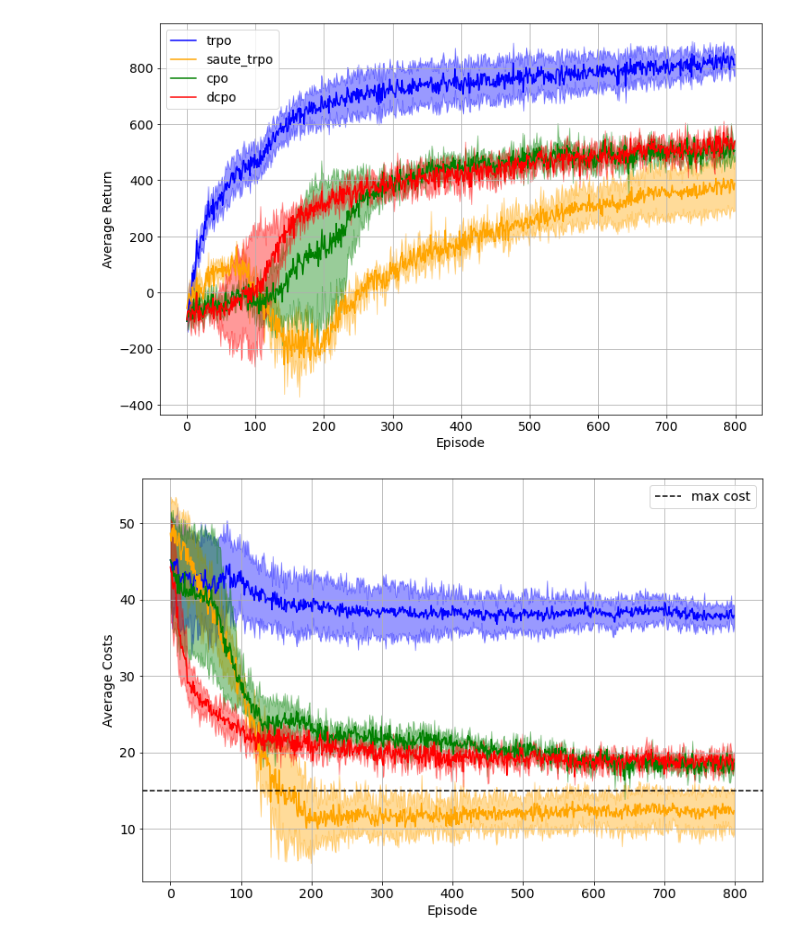
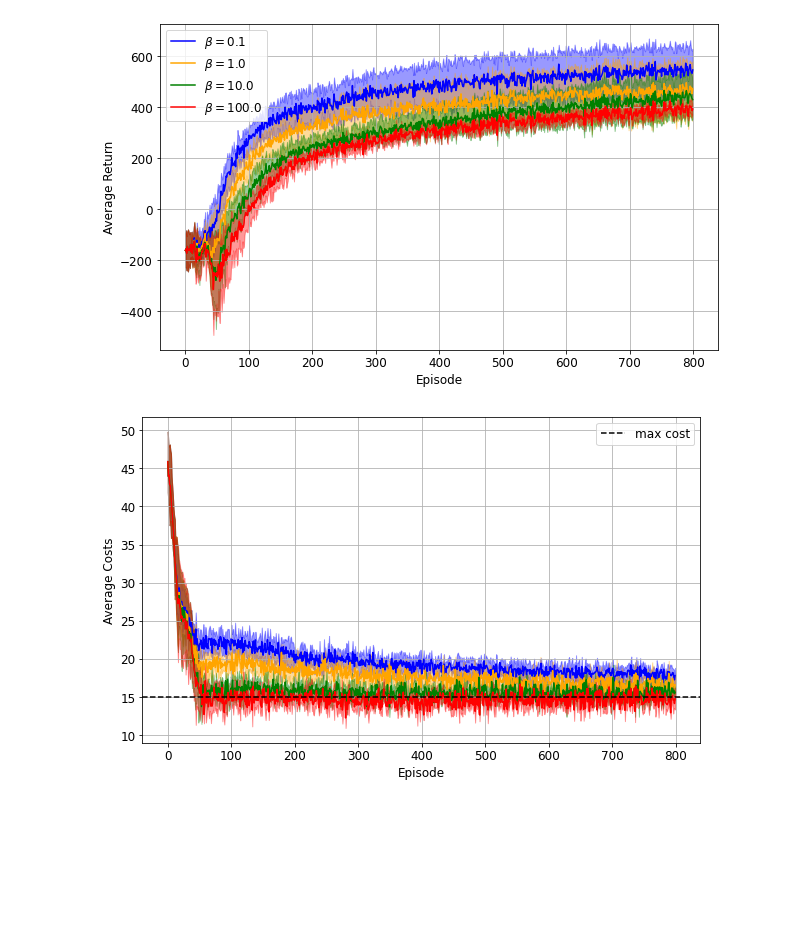
Before and after one commit to jaimesabalimperial/jaisalab, a Jupyter notebook: experiments.ipynb, the cells around one changed output. Saved outputs shown, nothing was run; the diff lists cells and outputs as text; code cells hidden in the pictures; blank space fills up the shorter version.

```diff
--- a/experiments.ipynb
+++ b/experiments.ipynb
@@ -11,17 +11,22 @@ from jaisalab.evaluation.plotter import RLPlotter
 from jaisalab.utils.eval import get_snapshot_dirs
 from os import listdir
 # %%
-dirs = ['data5', 'data6', 'data7']
+dirs = ['data1/', 'data2/', 'data3/', 'data4/', 'data5/', 'data6/', 'data7/', 'data9/']
+dcpo_dirs = ['data1/']
+beta_dirs = ['data1/', 'data2/', 'data3/', 'data4/', 'data5/']
 
+fdirs = ['trpo_backlog', 'saute_trpo_backlog', 'cpo_backlog', 'dcpo_beta100.0_backlog']
+dcpo_fdirs = [ 'dcpo_beta0.1_backlog', 'dcpo_beta1.0_backlog','dcpo_beta10.0_backlog', 'dcpo_beta100.0_backlog']
+#'dcpo_beta1.0_backlog_1'
 #RLPotter automatically calculates the mean and std of the recorded data
 #across all the replications of the specified experiments found in the list
 #of data dirs
-plotter1 = RLPlotter(fdir=['trpo_backlog', 'saute_trpo_backlog', 'cpo_backlog', 'dcpo_backlog'], data_dir=dirs)
-
-plotter1.plot_returns(figsize=(12,8), fontsize=14)
-plotter1.plot_costs(cost_lim=15, use_legend=False, figsize=(12,8), fontsize=14)
+labels = [r'$\beta = 0.1$', r'$\beta = 1.0$', r'$\beta = 10.0$', r'$\beta = 100.0$']
+plotter1 = RLPlotter(fdir=fdirs, data_dir=beta_dirs)
+plotter1.plot_returns(figsize=(10,6), fontsize=12, custom_labels=labels)
+plotter1.plot_costs(cost_lim=15, use_legend=False, figsize=(10,6), fontsize=12)
 # %% [output]
-[figure, old version]
+[figure, new version]
-[figure, old version]
+[figure, new version]
 # %%
 data_dirs = ['ablation/'+dir for dir in listdir('ablation')]
```
Also changed, not shown: parts of 3 cells of this notebook, 23 other files.
